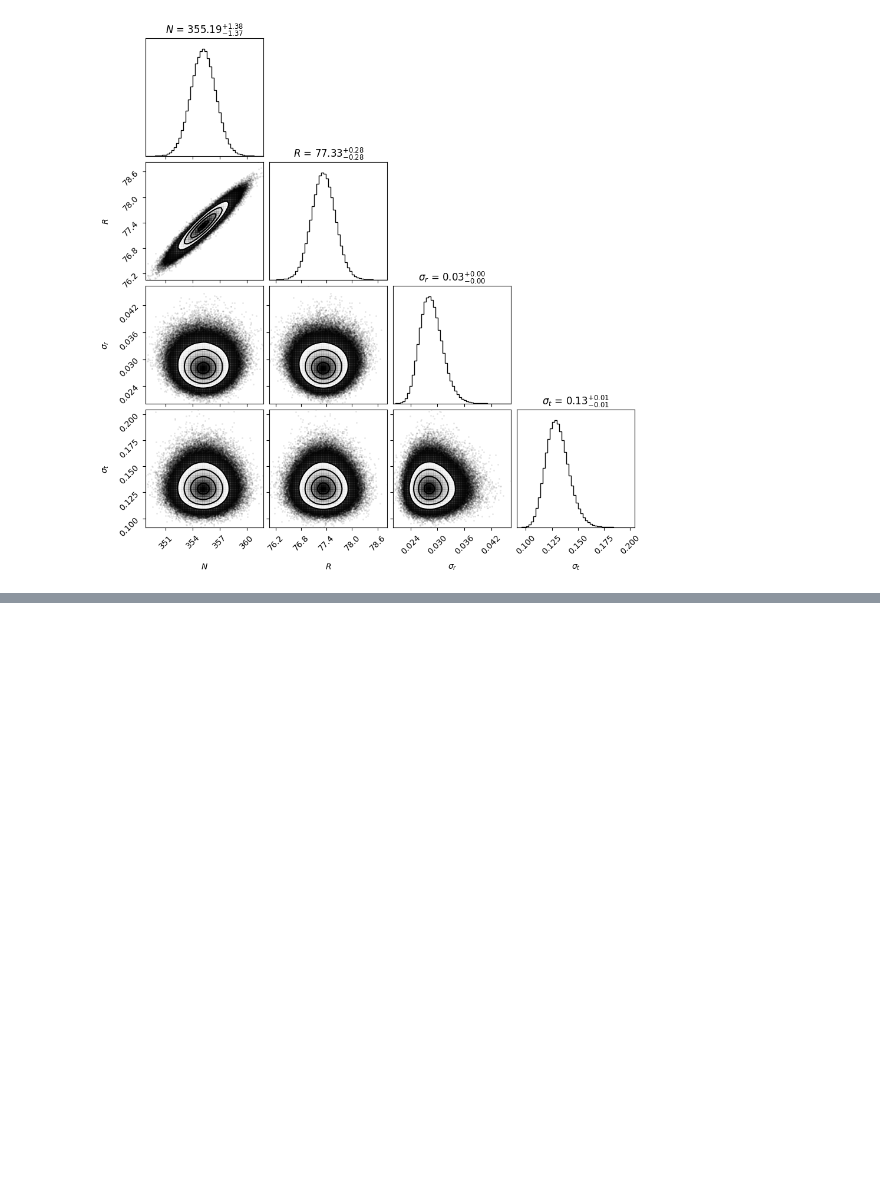
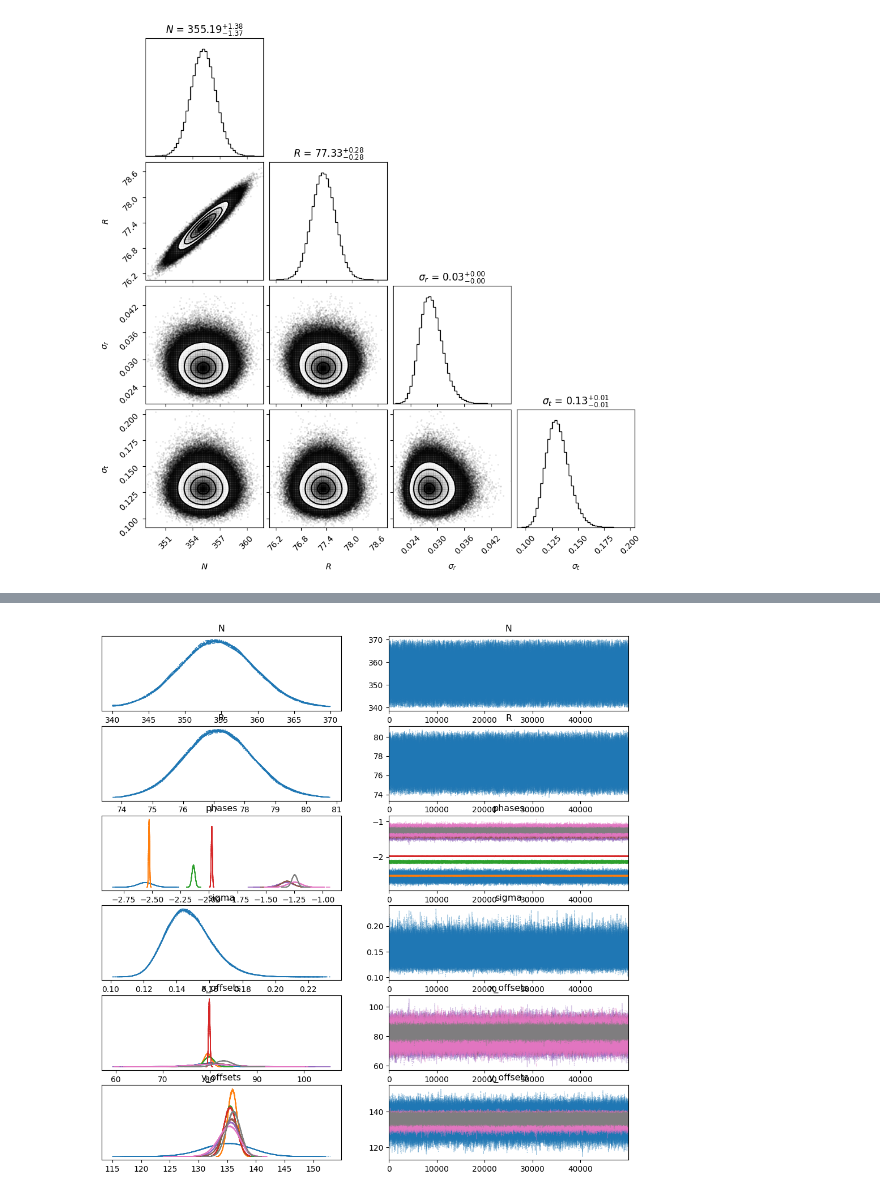
Before and after one commit to raunaq-rai/Antikythera_Mechanism_bayesian_analysis, a Jupyter notebook: main_notebook.ipynb, the cells around one changed output, grey strips where cells are left out. Drawn from its saved outputs; the diff is of its cells as text; code cells hidden in the pictures; blank space fills up the shorter version.

Commit message:
mcmc implementation and prior tweaks

```diff
--- a/main_notebook.ipynb
+++ b/main_notebook.ipynb
@@ -1047,0 +1052,15 @@ plt.show()
+# %%
+# Run MCMC for Isotropic Case
+num_chains = 12  # Use all 12 CPU cores
+num_warmup = 10000  # Burn-in steps
+num_samples = 50000  # Total samples per chain
+
+nuts_kernel = NUTS(bayesian_hole_position_model, init_strategy=numpyro.infer.init_to_median)
+
+mcmc = MCMC(nuts_kernel, num_warmup=num_warmup, num_samples=num_samples, num_chains=num_chains)
+
+key = jax.random.PRNGKey(0)
+mcmc.run(key, data_list, use_anisotropic=False)  # Set use_anisotropic to False for isotropic case
+
+# Print summary of MCMC results
+mcmc.print_summary()
@@ -1047,0 +1085,14 @@ plt.show()
+# %%
+# === Convert NumPyro Samples to ArviZ Format for Diagnostics ===
+posterior_samples = mcmc.get_samples()
+idata = az.from_numpyro(mcmc)
+
+# === Compute and Print Effective Sample Size (ESS) and R-hat ===
+ess = az.ess(idata)  # Effective sample size
+rhat = az.rhat(idata)  # R-hat convergence diagnostic
+
+# === Plot Trace Plots for MCMC Chains ===
+az.plot_trace(idata, compact=True)
+plt.show()
+# %% [output]
+[figure, added]
```
Also changed, not shown: parts of 4 cells of this notebook.
